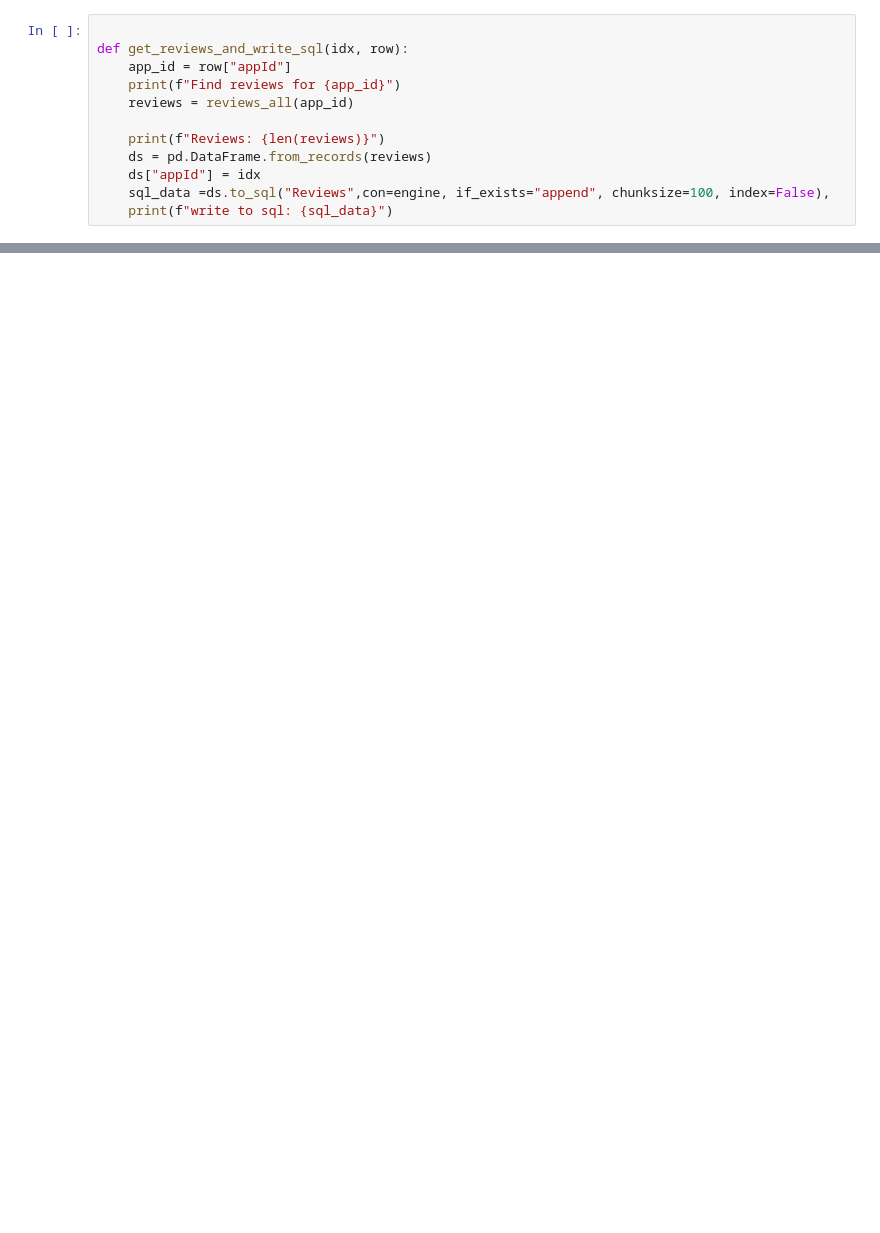
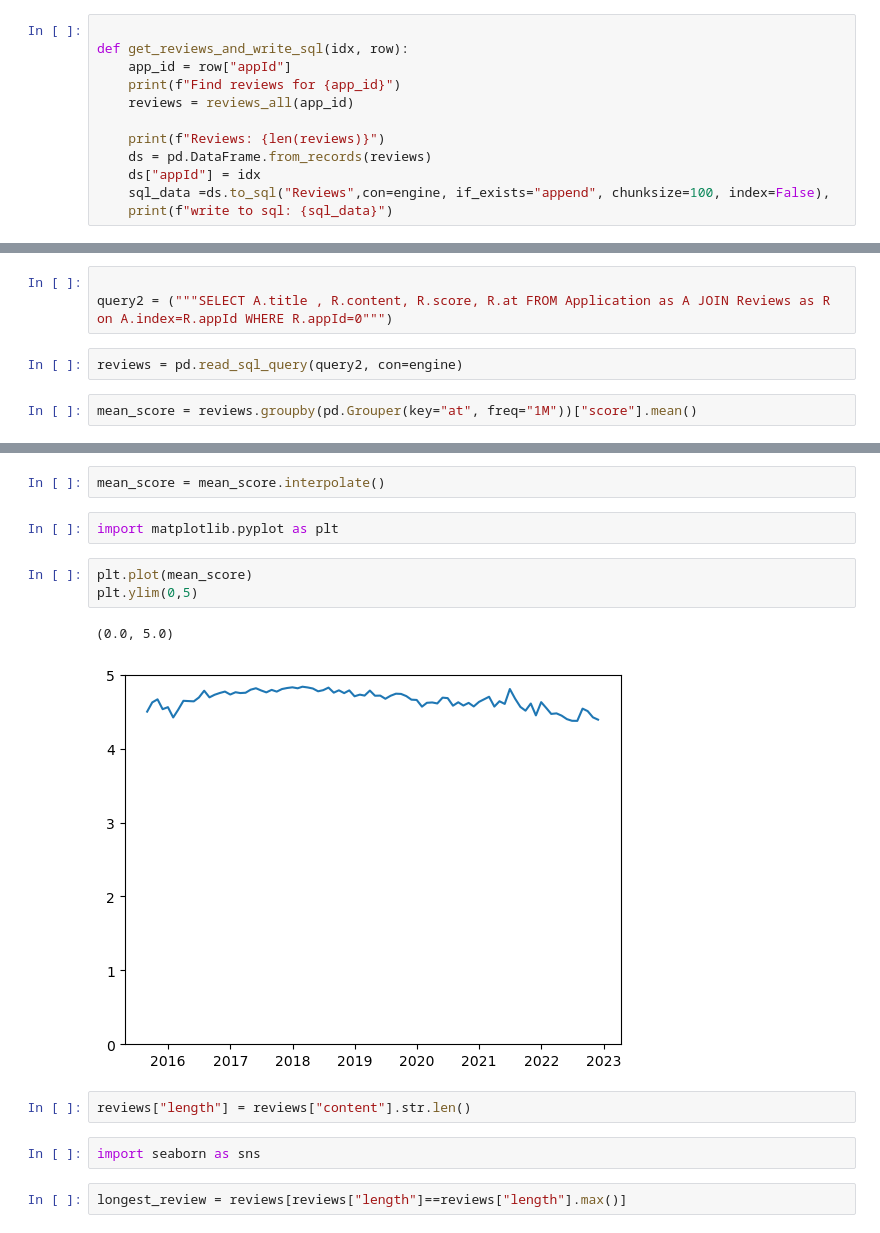
Before and after one commit to morgenmuesli/master_thesis_mood_tracker, a Jupyter notebook: notebooks/review_scrape.ipynb, the cells around one changed output, grey strips where cells are left out. Drawn from its saved outputs; the diff is of its cells as text; blank space fills up the shorter version.

```diff
--- a/notebooks/review_scrape.ipynb
+++ b/notebooks/review_scrape.ipynb
@@ -107,0 +79,7 @@ len(reviews)
+# %%
+
+query2 = ("""SELECT A.title , R.content, R.score, R.at FROM Application as A JOIN Reviews as R on A.index=R.appId WHERE R.appId=0""")
+# %%
+reviews = pd.read_sql_query(query2, con=engine)
+# %%
+mean_score = reviews.groupby(pd.Grouper(key="at", freq="1M"))["score"].mean()
@@ -107,0 +102,16 @@ len(reviews)
+# %%
+mean_score = mean_score.interpolate()
+# %%
+import matplotlib.pyplot as plt
+# %%
+plt.plot(mean_score)
+plt.ylim(0,5)
+# %% [output]
+(0.0, 5.0)
+[figure, added]
+# %%
+reviews["length"] = reviews["content"].str.len()
+# %%
+import seaborn as sns
+# %%
+longest_review = reviews[reviews["length"]==reviews["length"].max()]
```
Also changed, not shown: parts of 8 cells of this notebook, 9 other files.
